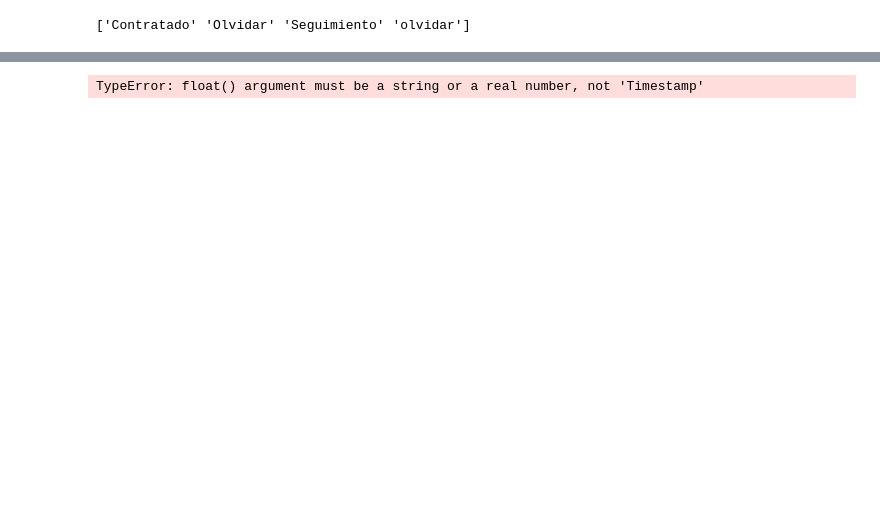
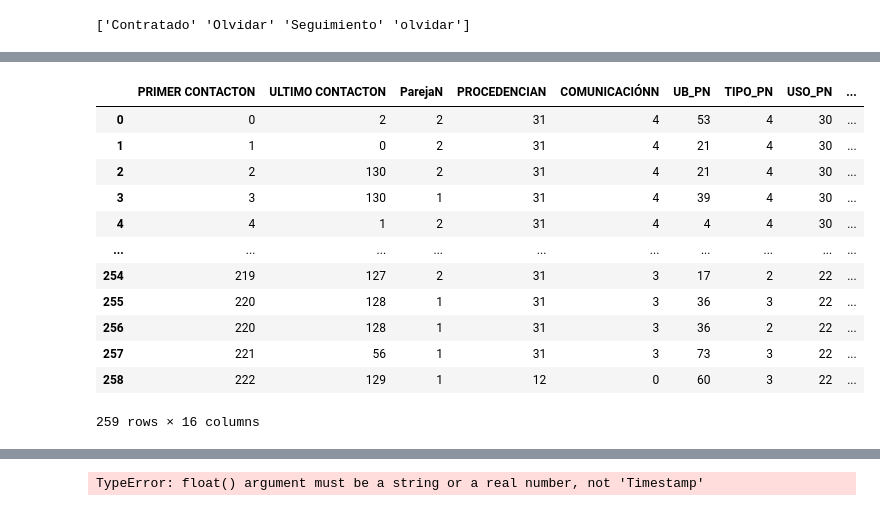
Before and after one commit to Valenfrc/Clientes-Potenciales, a Jupyter notebook: trabajo.ipynb, the cells around one changed output, grey strips where cells are left out. Cells and saved outputs as stored; diff of their text form; code cells hidden in the pictures; blank space fills up the shorter version.

```diff
--- a/trabajo.ipynb
+++ b/trabajo.ipynb
@@ -625,0 +620,16 @@ df2=['PRIMER CONTACTON', 'ULTIMO CONTACTON', 'ParejaN', 'PROCEDENCIAN',
+# %%
+df2
+# %% [output]
+|  | PRIMER CONTACTON | ULTIMO CONTACTON | ParejaN | PROCEDENCIAN | COMUNICACIÓNN | UB_PN | TIPO_PN | USO_PN | ... |
+| 0 | 0 | 2 | 2 | 31 | 4 | 53 | 4 | 30 | ... |
+| 1 | 1 | 0 | 2 | 31 | 4 | 21 | 4 | 30 | ... |
+| 2 | 2 | 130 | 2 | 31 | 4 | 21 | 4 | 30 | ... |
+| 3 | 3 | 130 | 1 | 31 | 4 | 39 | 4 | 30 | ... |
+| 4 | 4 | 1 | 2 | 31 | 4 | 4 | 4 | 30 | ... |
+| ... | ... | ... | ... | ... | ... | ... | ... | ... | ... |
+| 254 | 219 | 127 | 2 | 31 | 3 | 17 | 2 | 22 | ... |
+| 255 | 220 | 128 | 1 | 31 | 3 | 36 | 3 | 22 | ... |
+| 256 | 220 | 128 | 1 | 31 | 3 | 36 | 2 | 22 | ... |
+| 257 | 221 | 56 | 1 | 31 | 3 | 73 | 3 | 22 | ... |
+| 258 | 222 | 129 | 1 | 12 | 0 | 60 | 3 | 22 | ... |
+259 rows × 16 columns
```
Also changed, not shown: parts of 28 cells of this notebook.
